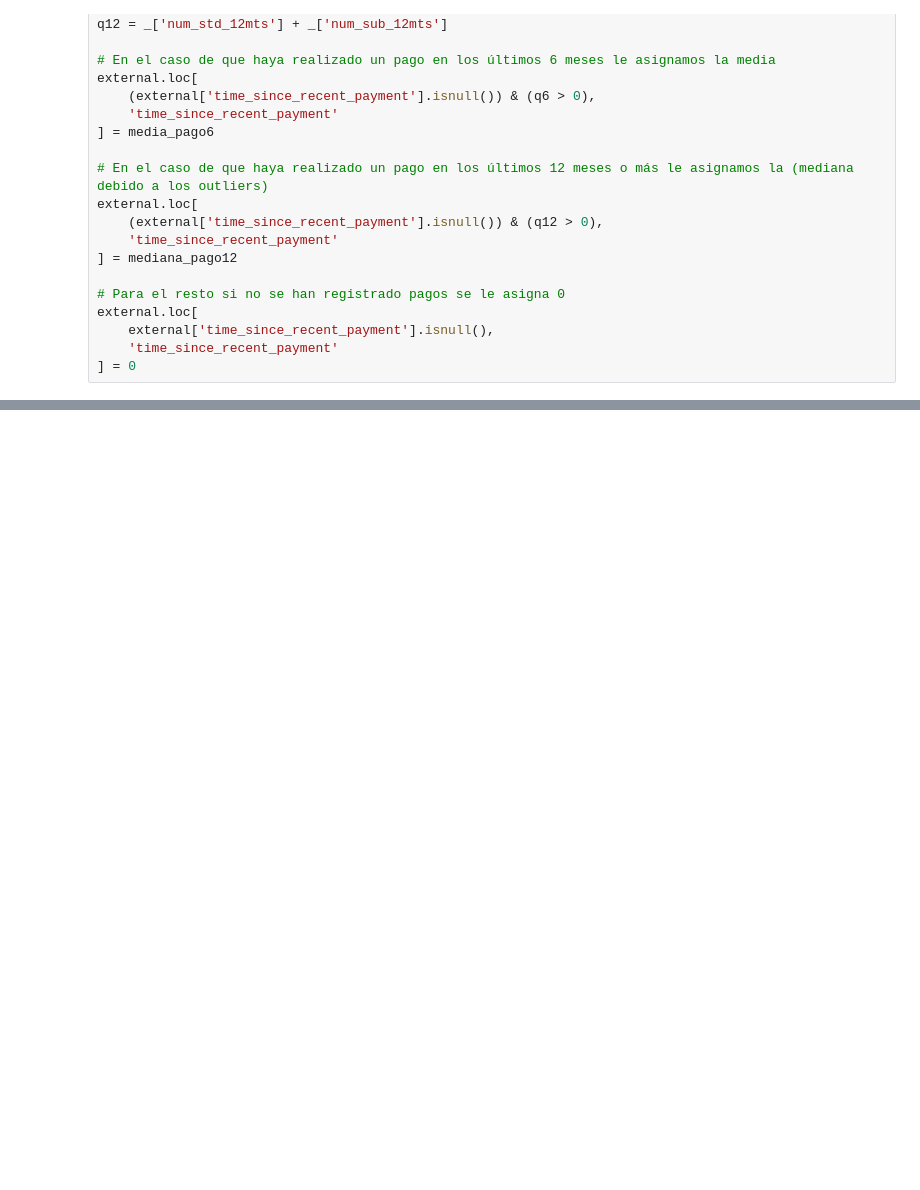
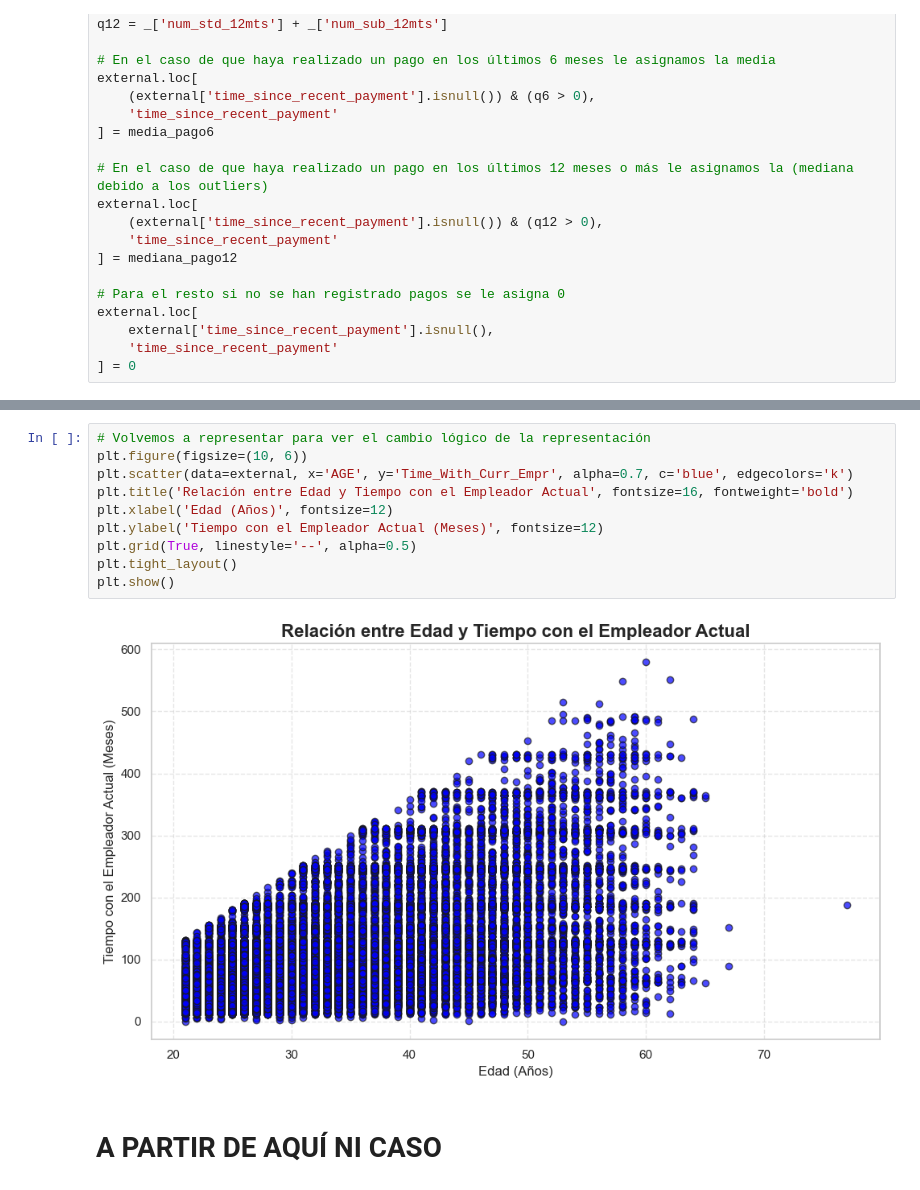
Before and after one commit to Ismaelasoo/ML-Credit-Scoring, a Jupyter notebook: External_EDA.ipynb, the cells around one changed output, grey strips where cells are left out. Drawn from its saved outputs; the diff is of its cells as text; blank space fills up the shorter version.

```diff
--- a/External_EDA.ipynb
+++ b/External_EDA.ipynb
@@ -460,0 +607,14 @@ Series([], dtype: int64)
+# %%
+# Volvemos a representar para ver el cambio lógico de la representación
+plt.figure(figsize=(10, 6))
+plt.scatter(data=external, x='AGE', y='Time_With_Curr_Empr', alpha=0.7, c='blue', edgecolors='k')
+plt.title('Relación entre Edad y Tiempo con el Empleador Actual', fontsize=16, fontweight='bold')
+plt.xlabel('Edad (Años)', fontsize=12)
+plt.ylabel('Tiempo con el Empleador Actual (Meses)', fontsize=12)
+plt.grid(True, linestyle='--', alpha=0.5)
+plt.tight_layout()
+plt.show()
+# %% [output]
+[figure, added]
+# %% [markdown]
+# A PARTIR DE AQUÍ NI CASO
```
Also changed, not shown: parts of 37 cells of this notebook.
